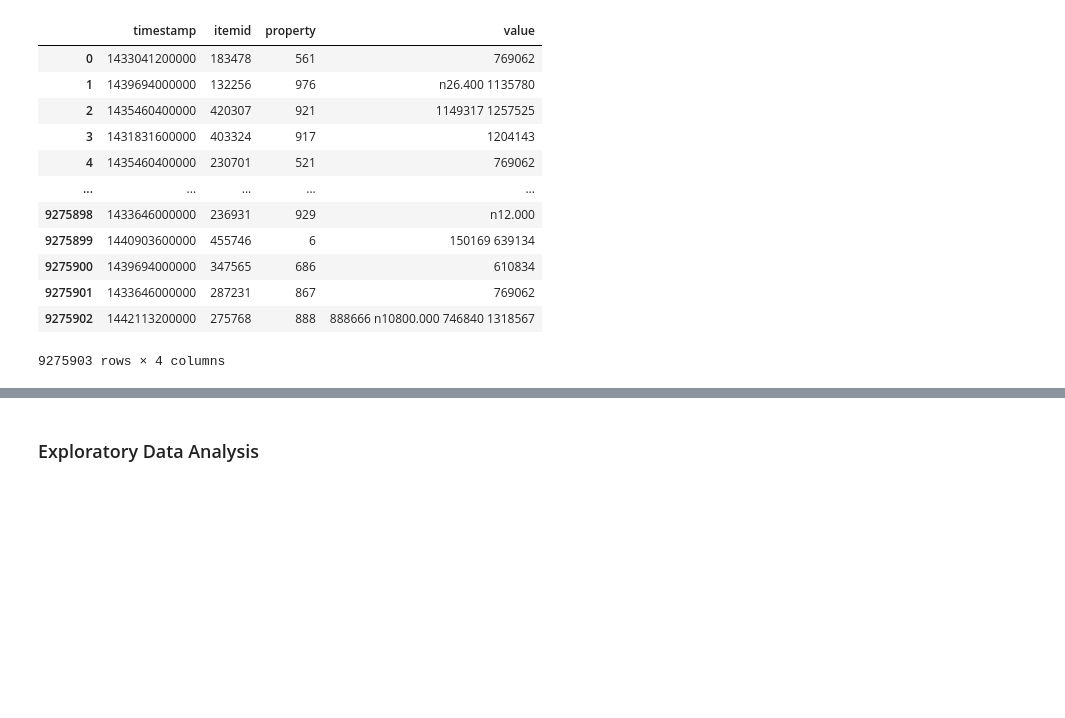
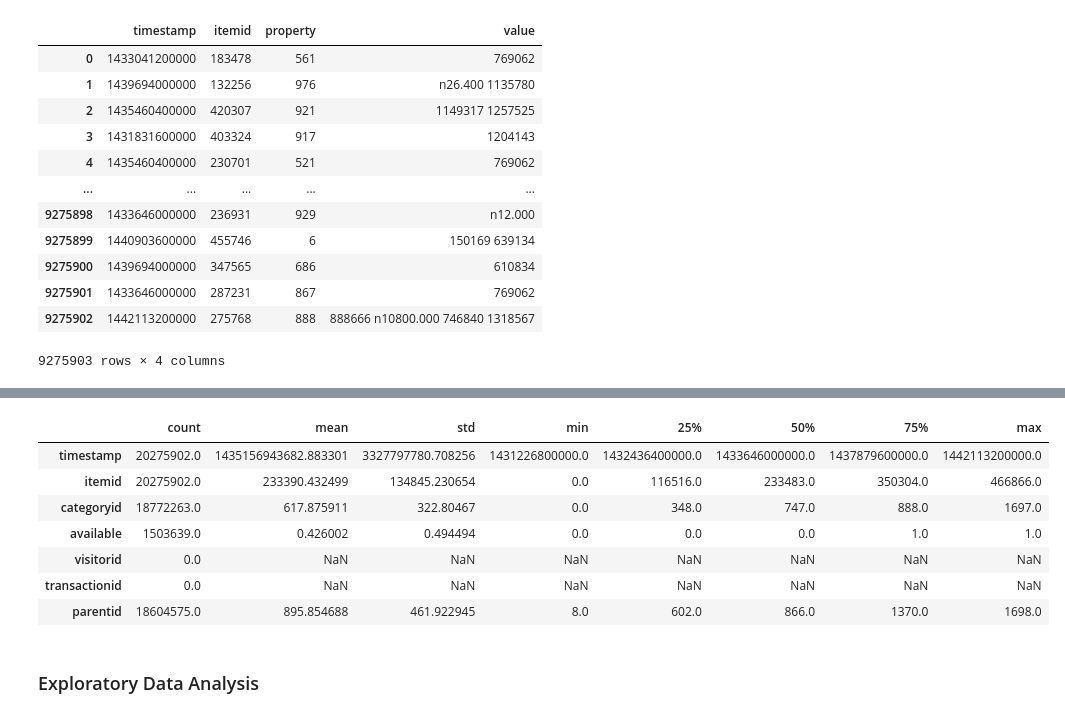
Before and after one commit to adubrightkwartengsnr/Recommendation-System-For-E-commerce, a Jupyter notebook: notebooks/recommendation_system.ipynb, the cells around one changed output, grey strips where cells are left out. Drawn from its saved outputs; the diff is of its cells as text; code cells hidden in the pictures; blank space fills up the shorter version.

Commit message:
merge datasets

```diff
--- a/notebooks/recommendation_system.ipynb
+++ b/notebooks/recommendation_system.ipynb
@@ -166,0 +319,7 @@ item_properties2_df
+# %%
+# Convert datetime dtype to s
+item_properties_df["datetime"] = item_properties_df["datetime"].astype("datetime64[s]")
+events_df["datetime"] = events_df["datetime"].astype("datetime64[s]")
+# %%
+# Merge using
+event_item_df = events_df.merge(item_properties_df, on=["datetime","itemid"], how="inner", indicator=True)
@@ -166,0 +366,8 @@ item_properties2_df
+# %%
+# Convert the categoryid and available to int datatype
+
+event_item_df["categoryid"] = event_item_df["categoryid"].astype("Int64")
+event_item_df["available"] = event_item_df["available"].astype("Int64")
+# %%
+# Merge item_event_df to category_id
+final_df = event_item_df.merge(category_tree_df, how="inner", on="categoryid", indicator=True)
@@ -229,3 +425,15 @@ memory usage: 283.1+ MB
+# %%
+# perform summary descriptive analysis on the final_df
+final_df.describe().T
+# %% [output]
+|  | count | mean | std | min | 25% | 50% | 75% | max |
+| timestamp | 20275902.0 | 1435156943682.883301 | 3327797780.708256 | 1431226800000.0 | 1432436400000.0 | 1433646000000.0 | 1437879600000.0 | 1442113200000.0 |
+| itemid | 20275902.0 | 233390.432499 | 134845.230654 | 0.0 | 116516.0 | 233483.0 | 350304.0 | 466866.0 |
+| categoryid | 18772263.0 | 617.875911 | 322.80467 | 0.0 | 348.0 | 747.0 | 888.0 | 1697.0 |
+| available | 1503639.0 | 0.426002 | 0.494494 | 0.0 | 0.0 | 0.0 | 1.0 | 1.0 |
+| visitorid | 0.0 | NaN | NaN | NaN | NaN | NaN | NaN | NaN |
+| transactionid | 0.0 | NaN | NaN | NaN | NaN | NaN | NaN | NaN |
+| parentid | 18604575.0 | 895.854688 | 461.922945 | 8.0 | 602.0 | 866.0 | 1370.0 | 1698.0 |
 # %% [markdown]
 ### Exploratory Data Analysis
 # %% [markdown]
```
Also changed, not shown: parts of 33 cells of this notebook, 1 other file.
